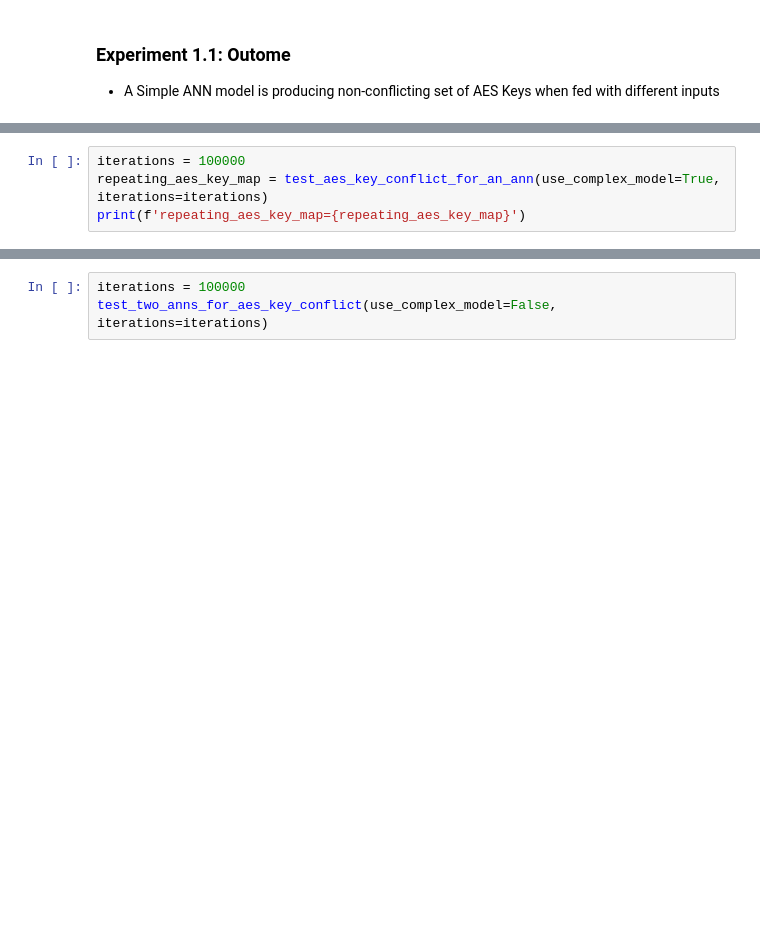
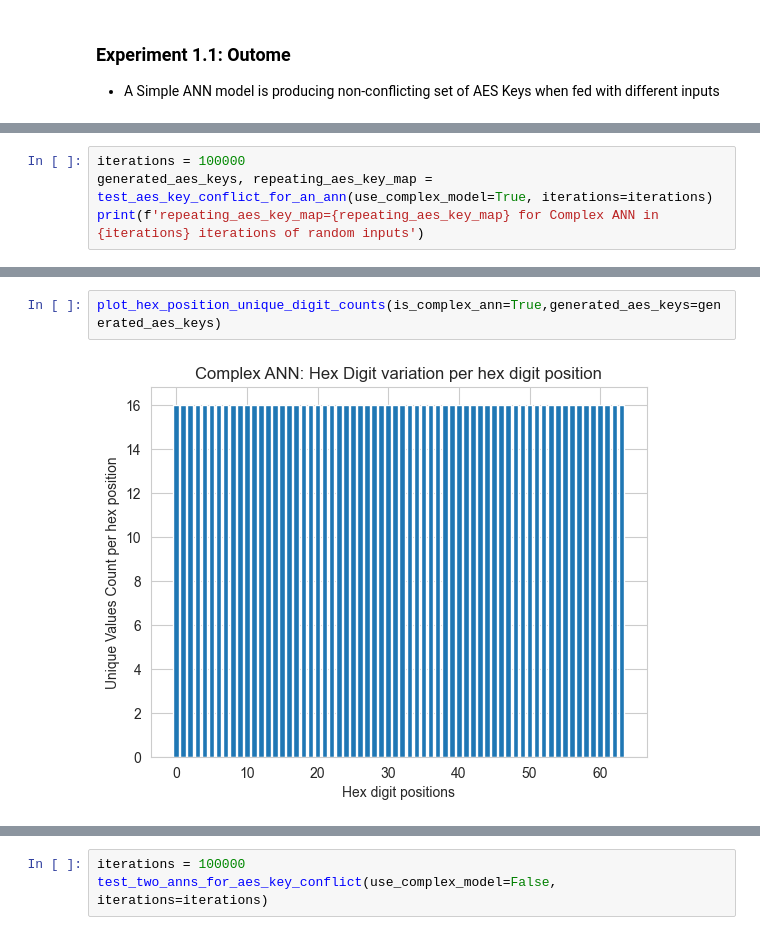
Before and after one commit to JSMitra/ForYourKeysOnly, a Jupyter notebook: FYKO_JupyterNotebook/FYKO.ipynb, the cells around one changed output, grey strips where cells are left out. Drawn from its saved outputs; the diff is of its cells as text; blank space fills up the shorter version.

```diff
--- a/FYKO_JupyterNotebook/FYKO.ipynb
+++ b/FYKO_JupyterNotebook/FYKO.ipynb
@@ -597,6 +628,6 @@ repeating_aes_key_map={}
 - Check for repeating AES Keys
 # %%
 iterations = 100000
-repeating_aes_key_map = test_aes_key_conflict_for_an_ann(use_complex_model=True, iterations=iterations)
-print(f'repeating_aes_key_map={repeating_aes_key_map}')
+generated_aes_keys, repeating_aes_key_map = test_aes_key_conflict_for_an_ann(use_complex_model=True, iterations=iterations)
+print(f'repeating_aes_key_map={repeating_aes_key_map} for Complex ANN in {iterations} iterations of random inputs')
 # %% [output]
@@ -606,0 +643,4 @@ repeating_aes_key_map={}
+# %%
+plot_hex_position_unique_digit_counts(is_complex_ann=True,generated_aes_keys=generated_aes_keys)
+# %% [output]
+[figure, added]
```
Also changed, not shown: parts of 36 cells of this notebook.
